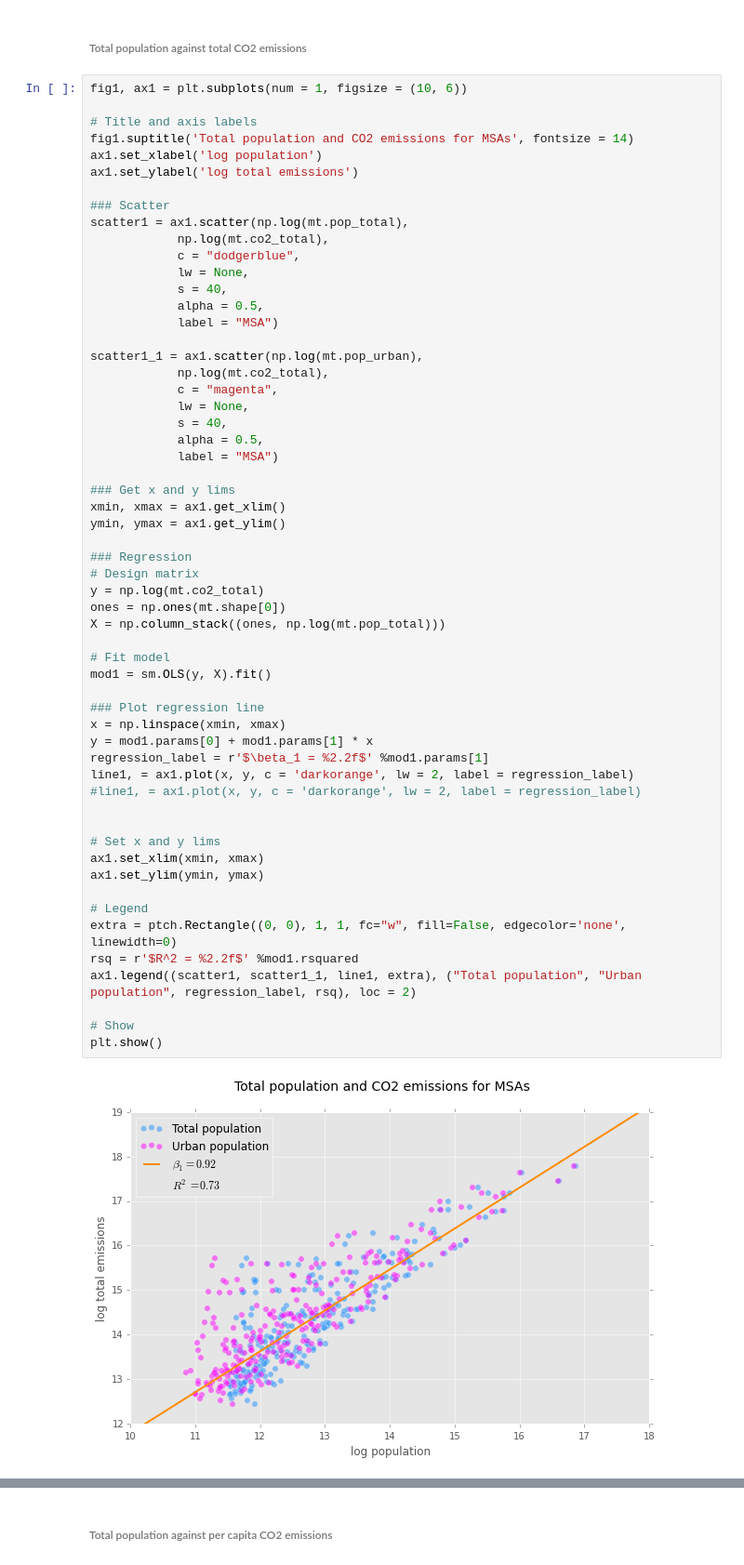
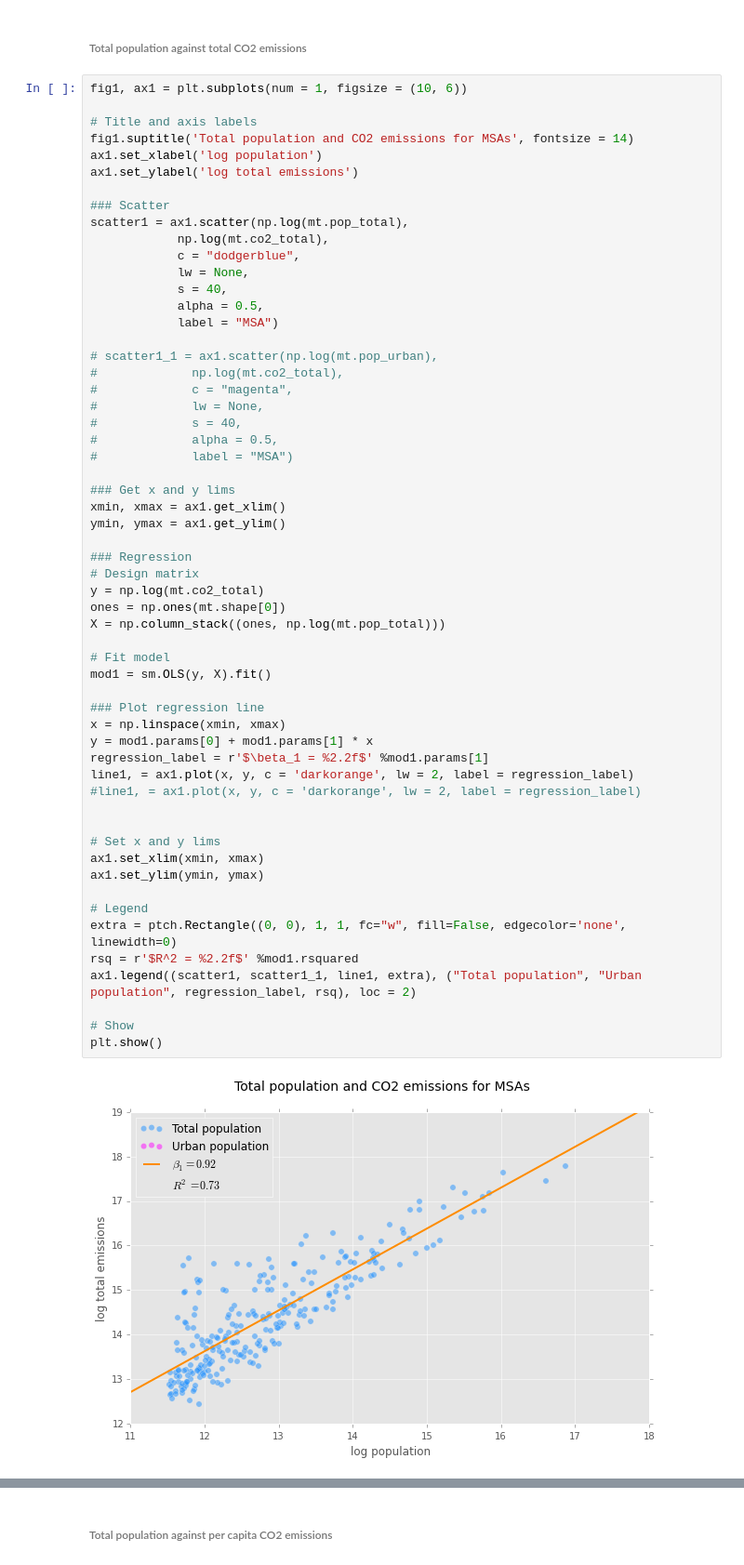
Before and after one commit to pvarsh/foundations-a4, a Jupyter notebook: assignment-4.ipynb, the cells around one changed output, grey strips where cells are left out. Shown: that part at 93% size. Cells and saved outputs as stored; diff of their text form.

```diff
--- a/assignment-4.ipynb
+++ b/assignment-4.ipynb
@@ -294,13 +310,13 @@ scatter1 = ax1.scatter(np.log(mt.pop_total),
             alpha = 0.5,
             label = "MSA")
 
-scatter1_1 = ax1.scatter(np.log(mt.pop_urban),
-            np.log(mt.co2_total),
-            c = "magenta",
-            lw = None,
-            s = 40,
-            alpha = 0.5,
-            label = "MSA")
+# scatter1_1 = ax1.scatter(np.log(mt.pop_urban),
+#             np.log(mt.co2_total),
+#             c = "magenta",
+#             lw = None,
+#             s = 40,
+#             alpha = 0.5,
+#             label = "MSA")
 
 ### Get x and y lims
 xmin, xmax = ax1.get_xlim()
@@ -308,34 +324,34 @@ ymin, ymax = ax1.get_ylim()
 
 ### Regression
 # Design matrix
 y = np.log(mt.co2_total)
 ones = np.ones(mt.shape[0])
 X = np.column_stack((ones, np.log(mt.pop_total)))
 
 # Fit model
 mod1 = sm.OLS(y, X).fit()
 
 ### Plot regression line
 x = np.linspace(xmin, xmax)
 y = mod1.params[0] + mod1.params[1] * x
 regression_label = r'$\beta_1 = %2.2f$' %mod1.params[1]
 line1, = ax1.plot(x, y, c = 'darkorange', lw = 2, label = regression_label)
 #line1, = ax1.plot(x, y, c = 'darkorange', lw = 2, label = regression_label)
 
 
 # Set x and y lims
 ax1.set_xlim(xmin, xmax)
 ax1.set_ylim(ymin, ymax)
 
 # Legend
 extra = ptch.Rectangle((0, 0), 1, 1, fc="w", fill=False, edgecolor='none', linewidth=0)
 rsq = r'$R^2 = %2.2f$' %mod1.rsquared
 ax1.legend((scatter1, scatter1_1, line1, extra), ("Total population", "Urban population", regression_label, rsq), loc = 2)
 
 # Show
 plt.show()
 # %% [output]
-[figure, old version]
+[figure, new version]
 # %%
 print mod1.summary()
 # %% [output]
```
Also changed, not shown: parts of 5 cells of this notebook.
